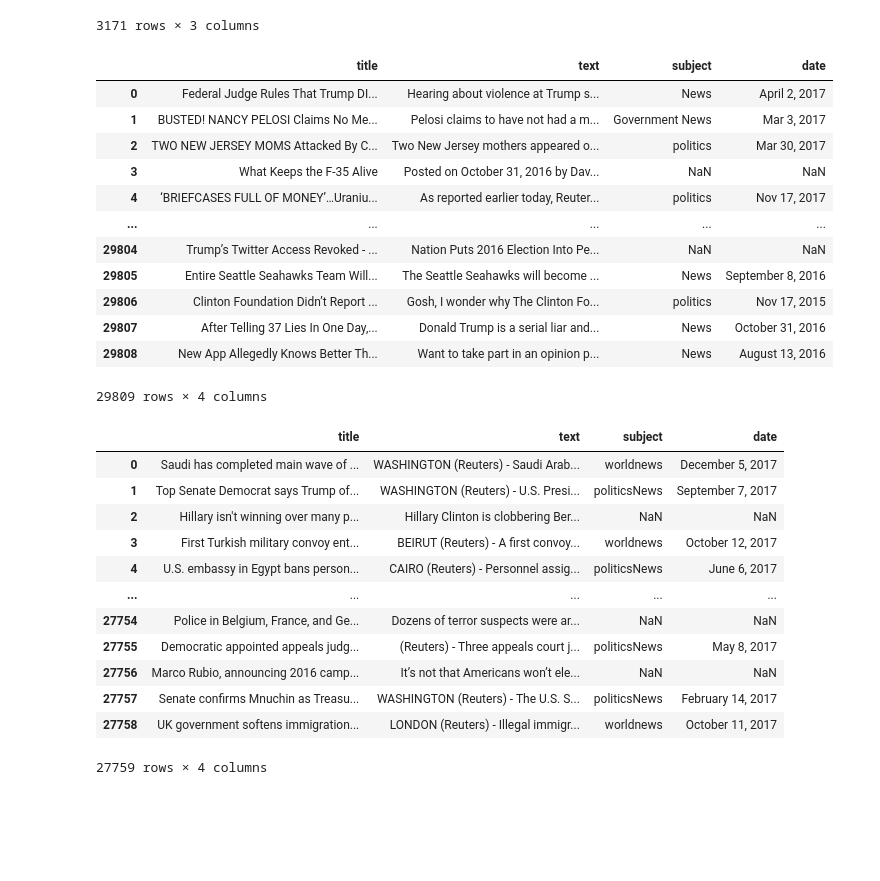
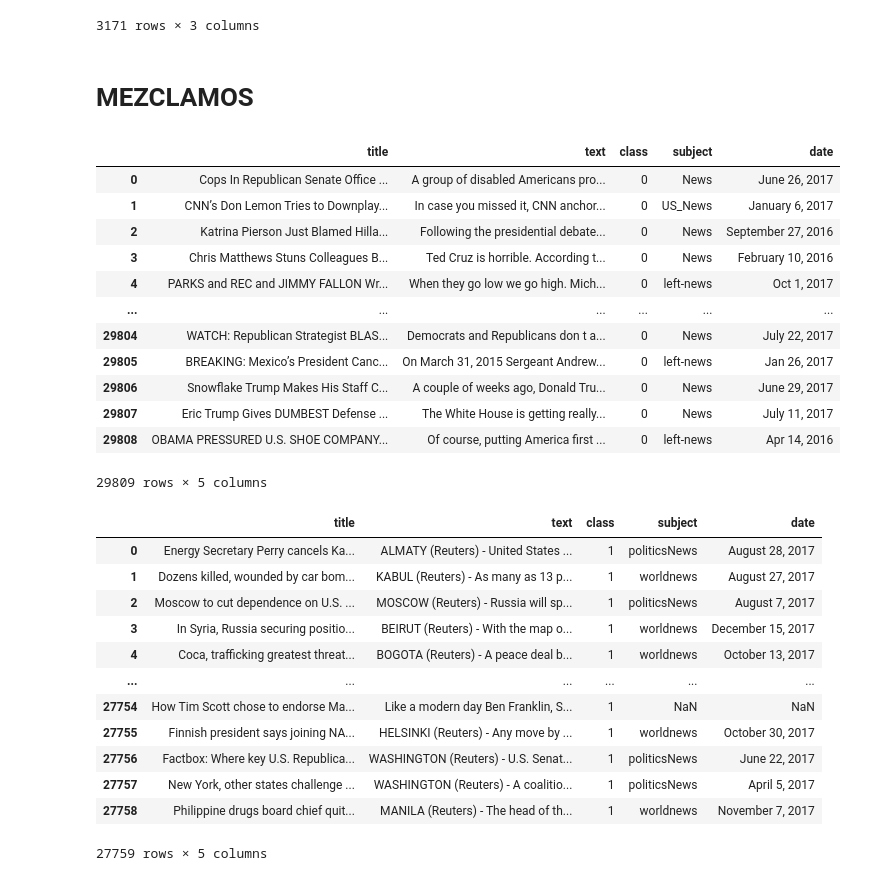
Before and after one commit to keijiart/Fake_News, a Jupyter notebook: Merging.ipynb, the cells around one changed output. Saved outputs shown, nothing was run; the diff lists cells and outputs as text; code cells hidden in the pictures; blank space fills up the shorter version.

```diff
--- a/Merging.ipynb
+++ b/Merging.ipynb
@@ -78,25 +80,26 @@ true_news
 | 6333 | In Ethiopia, Obama seeks progress... | ADDIS ABABA, Ethiopia —President ... | 1 |
 | 6334 | Jeb Bush Is Suddenly Attacking Tr... | Jeb Bush Is Suddenly Attacking Tr... | 1 |
 3171 rows × 3 columns
+# %% [markdown]
+# MEZCLAMOS
 # %%
 fake_marge = pd.concat([fake_news, fake], axis=0)
 fake_marge = fake_marge.sample(frac = 1)
 fake_marge.reset_index(inplace = True)
 fake_marge.drop(["index"], axis = 1, inplace = True)
 fake_marge['class'] = 0
-fake_marge.drop(['class'], axis=1, inplace=True)
 fake_marge
 # %% [output]
-|  | title | text | subject | date |
-| 0 | Federal Judge Rules That Trump DI... | Hearing about violence at Trump s... | News | April 2, 2017 |
-| 1 | BUSTED! NANCY PELOSI Claims No Me... | Pelosi claims to have not had a m... | Government News | Mar 3, 2017 |
-| 2 | TWO NEW JERSEY MOMS Attacked By C... | Two New Jersey mothers appeared o... | politics | Mar 30, 2017 |
-| 3 | What Keeps the F-35 Alive | Posted on October 31, 2016 by Dav... | NaN | NaN |
-| 4 | ‘BRIEFCASES FULL OF MONEY’…Uraniu... | As reported earlier today, Reuter... | politics | Nov 17, 2017 |
-| ... | ... | ... | ... | ... |
-| 29804 | Trump’s Twitter Access Revoked - ... | Nation Puts 2016 Election Into Pe... | NaN | NaN |
-| 29805 | Entire Seattle Seahawks Team Will... | The Seattle Seahawks will become ... | News | September 8, 2016 |
-| 29806 | Clinton Foundation Didn’t Report ... | Gosh, I wonder why The Clinton Fo... | politics | Nov 17, 2015 |
-| 29807 | After Telling 37 Lies In One Day,... | Donald Trump is a serial liar and... | News | October 31, 2016 |
-| 29808 | New App Allegedly Knows Better Th... | Want to take part in an opinion p... | News | August 13, 2016 |
+|  | title | text | class | subject | date |
+| 0 | Cops In Republican Senate Office ... | A group of disabled Americans pro... | 0 | News | June 26, 2017 |
+| 1 | CNN’s Don Lemon Tries to Downplay... | In case you missed it, CNN anchor... | 0 | US_News | January 6, 2017 |
+| 2 | Katrina Pierson Just Blamed Hilla... | Following the presidential debate... | 0 | News | September 27, 2016 |
+| 3 | Chris Matthews Stuns Colleagues B... | Ted Cruz is horrible. According t... | 0 | News | February 10, 2016 |
+| 4 | PARKS and REC and JIMMY FALLON Wr... | When they go low we go high. Mich... | 0 | left-news | Oct 1, 2017 |
+| ... | ... | ... | ... | ... | ... |
+| 29804 | WATCH: Republican Strategist BLAS... | Democrats and Republicans don t a... | 0 | News | July 22, 2017 |
+| 29805 | BREAKING: Mexico’s President Canc... | On March 31, 2015 Sergeant Andrew... | 0 | left-news | Jan 26, 2017 |
+| 29806 | Snowflake Trump Makes His Staff C... | A couple of weeks ago, Donald Tru... | 0 | News | June 29, 2017 |
+| 29807 | Eric Trump Gives DUMBEST Defense ... | The White House is getting really... | 0 | News | July 11, 2017 |
+| 29808 | OBAMA PRESSURED U.S. SHOE COMPANY... | Of course, putting America first ... | 0 | left-news | Apr 14, 2016 |
-29809 rows × 4 columns
+29809 rows × 5 columns
@@ -106,19 +112,18 @@ true_marge = true_marge.sample(frac = 1)
 true_marge.reset_index(inplace = True)
 true_marge.drop(["index"], axis = 1, inplace = True)
 true_marge['class'] = 1
-true_marge.drop(['class'], axis=1, inplace=True)
 true_marge
 # %% [output]
-|  | title | text | subject | date |
-| 0 | Saudi has completed main wave of ... | WASHINGTON (Reuters) - Saudi Arab... | worldnews | December 5, 2017 |
-| 1 | Top Senate Democrat says Trump of... | WASHINGTON (Reuters) - U.S. Presi... | politicsNews | September 7, 2017 |
-| 2 | Hillary isn't winning over many p... | Hillary Clinton is clobbering Ber... | NaN | NaN |
-| 3 | First Turkish military convoy ent... | BEIRUT (Reuters) - A first convoy... | worldnews | October 12, 2017 |
-| 4 | U.S. embassy in Egypt bans person... | CAIRO (Reuters) - Personnel assig... | politicsNews | June 6, 2017 |
-| ... | ... | ... | ... | ... |
-| 27754 | Police in Belgium, France, and Ge... | Dozens of terror suspects were ar... | NaN | NaN |
-| 27755 | Democratic appointed appeals judg... | (Reuters) - Three appeals court j... | politicsNews | May 8, 2017 |
-| 27756 | Marco Rubio, announcing 2016 camp... | It’s not that Americans won’t ele... | NaN | NaN |
-| 27757 | Senate confirms Mnuchin as Treasu... | WASHINGTON (Reuters) - The U.S. S... | politicsNews | February 14, 2017 |
-| 27758 | UK government softens immigration... | LONDON (Reuters) - Illegal immigr... | worldnews | October 11, 2017 |
+|  | title | text | class | subject | date |
+| 0 | Energy Secretary Perry cancels Ka... | ALMATY (Reuters) - United States ... | 1 | politicsNews | August 28, 2017 |
+| 1 | Dozens killed, wounded by car bom... | KABUL (Reuters) - As many as 13 p... | 1 | worldnews | August 27, 2017 |
+| 2 | Moscow to cut dependence on U.S. ... | MOSCOW (Reuters) - Russia will sp... | 1 | politicsNews | August 7, 2017 |
+| 3 | In Syria, Russia securing positio... | BEIRUT (Reuters) - With the map o... | 1 | worldnews | December 15, 2017 |
+| 4 | Coca, trafficking greatest threat... | BOGOTA (Reuters) - A peace deal b... | 1 | worldnews | October 13, 2017 |
+| ... | ... | ... | ... | ... | ... |
+| 27754 | How Tim Scott chose to endorse Ma... | Like a modern day Ben Franklin, S... | 1 | NaN | NaN |
+| 27755 | Finnish president says joining NA... | HELSINKI (Reuters) - Any move by ... | 1 | worldnews | October 30, 2017 |
+| 27756 | Factbox: Where key U.S. Republica... | WASHINGTON (Reuters) - U.S. Senat... | 1 | politicsNews | June 22, 2017 |
+| 27757 | New York, other states challenge ... | WASHINGTON (Reuters) - A coalitio... | 1 | politicsNews | April 5, 2017 |
+| 27758 | Philippine drugs board chief quit... | MANILA (Reuters) - The head of th... | 1 | worldnews | November 7, 2017 |
-27759 rows × 4 columns
+27759 rows × 5 columns
```
Also changed, not shown: parts of 20 cells of this notebook, 3 other files.
